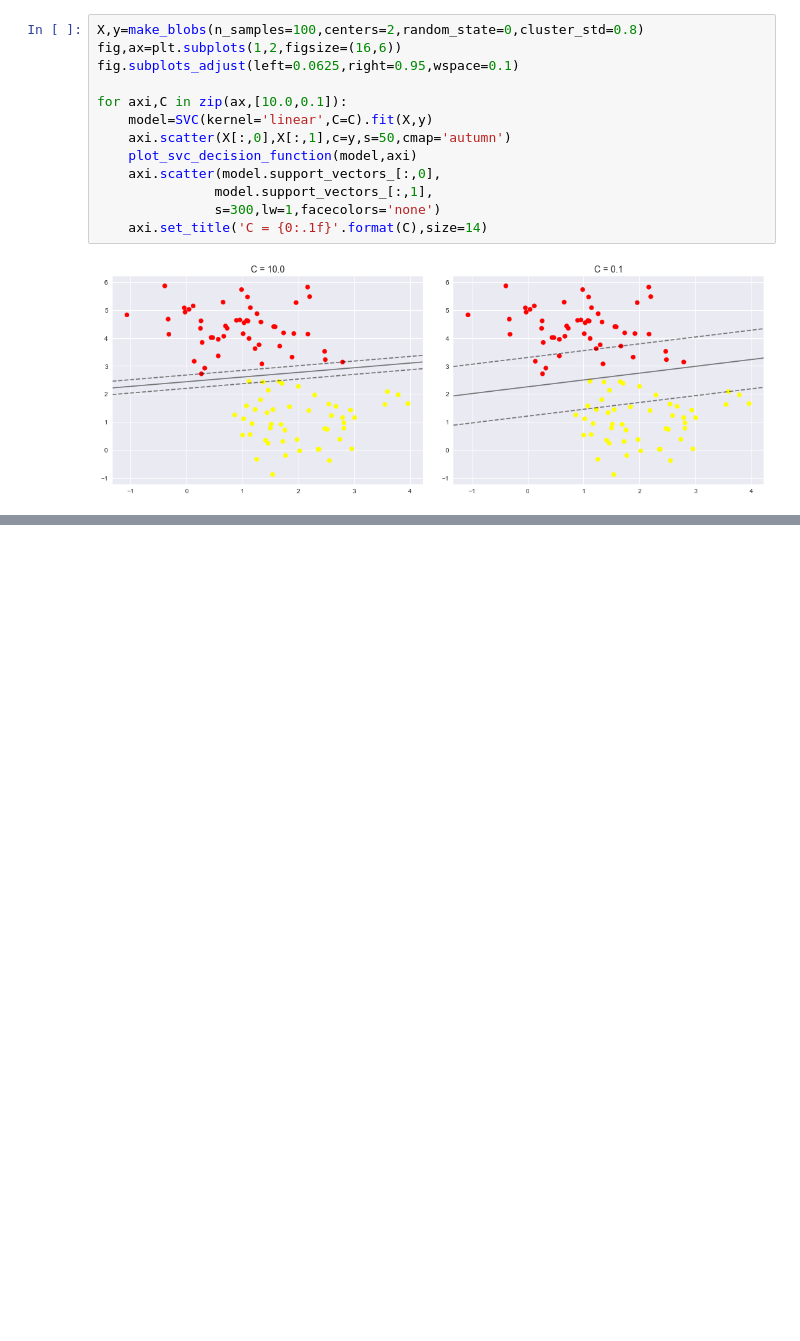
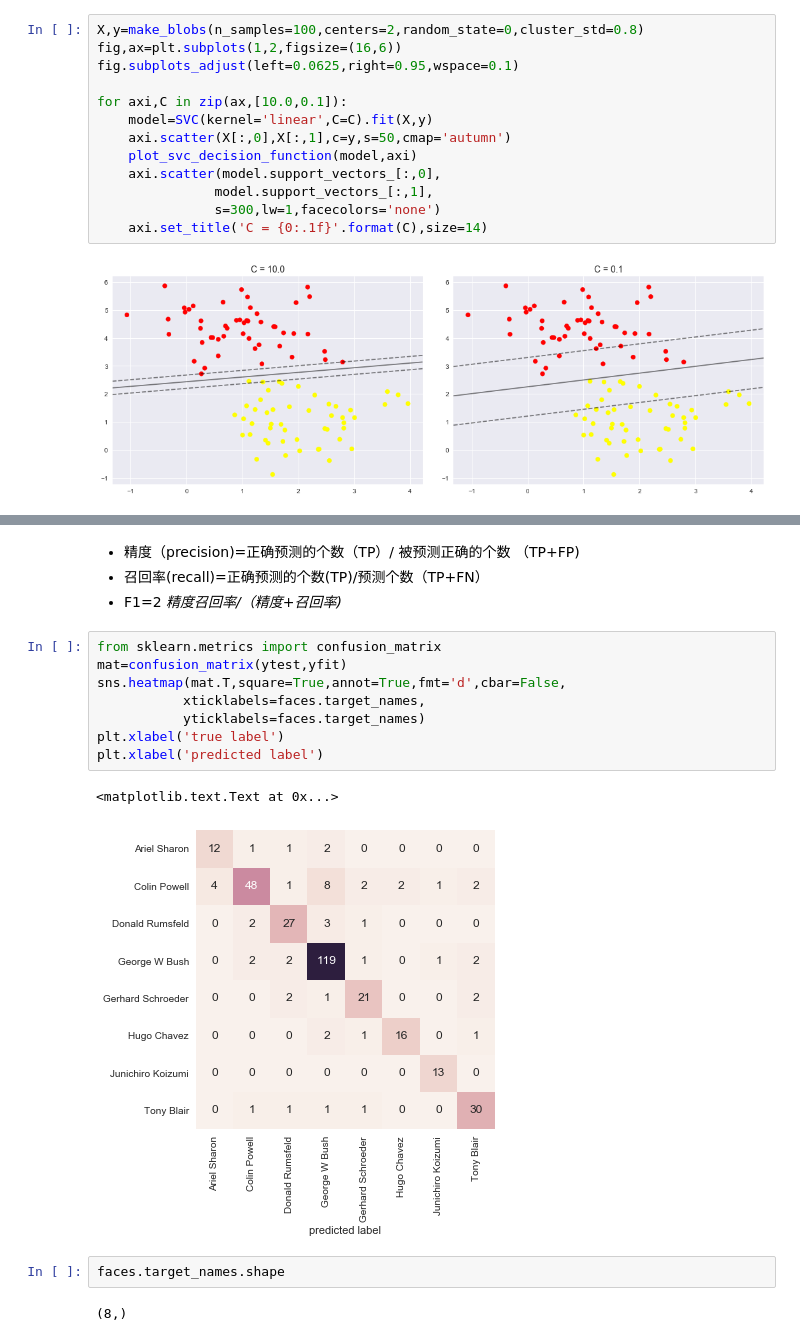
Before and after one commit to lixixi89055465/py_stu, a Jupyter notebook: tangyudi/配套案例/支持向量机/support_vector_machine.ipynb, the cells around one changed output, grey strips where cells are left out. Cells and saved outputs as stored; diff of their text form; blank space fills up the shorter version.

```diff
--- a/tangyudi/配套案例/支持向量机/support_vector_machine.ipynb
+++ b/tangyudi/配套案例/支持向量机/support_vector_machine.ipynb
@@ -216,0 +308,19 @@ for axi,gamma in zip(ax,[10.0,0.01]):
+# %% [markdown]
+* 精度（precision)=正确预测的个数（TP）/ 被预测正确的个数 （TP+FP)
+* 召回率(recall)=正确预测的个数(TP)/预测个数（TP+FN）
+* F1=2  *精度召回率/（精度+召回率)*
+# %%
+from sklearn.metrics import confusion_matrix
+mat=confusion_matrix(ytest,yfit)
+sns.heatmap(mat.T,square=True,annot=True,fmt='d',cbar=False,
+           xticklabels=faces.target_names,
+           yticklabels=faces.target_names)
+plt.xlabel('true label')
+plt.xlabel('predicted label')
+# %% [output]
+<matplotlib.text.Text at 0x...>
+[figure, added]
+# %%
+faces.target_names.shape
+# %% [output]
+(8,)
```
Also changed, not shown: parts of 21 cells of this notebook.
